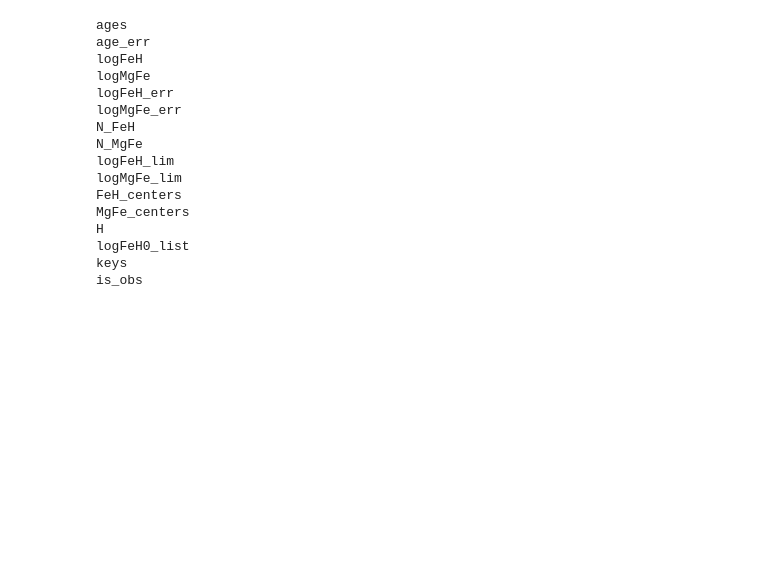
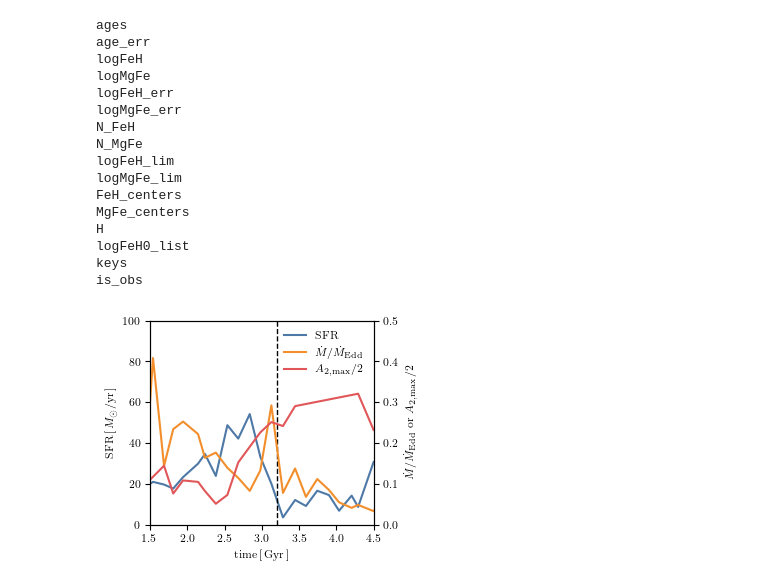
Before and after one commit to gusbeane/Mgdec, a Jupyter notebook: plots/fig1/fig1.ipynb, the cells around one changed output. Saved outputs shown, nothing was run; the diff lists cells and outputs as text; code cells hidden in the pictures; blank space fills up the shorter version.

```diff
--- a/plots/fig1/fig1.ipynb
+++ b/plots/fig1/fig1.ipynb
@@ -688,7 +688,7 @@ def plot_SFH_panel(fig, ax, subID, snapnum, Nbins=128):
     ax.set(ylim=(0, 70))
     # ax.set_yscale('log')
 
-    ax.axvline(meta['time'][99] - 10.75, c='k', ls='dashed', lw=1)
+    ax.axvline(meta['time'][99] - 10.6, c='k', ls='dashed', lw=1)
 
     # ax.set(xlabel=r'$\textrm{time}\,[\,\textrm{Gyr}\,]$')
     ax.set(ylabel=r'$\textrm{SFR}\,[\,M_{\odot}/\textrm{yr}\,]$')
@@ -710,7 +710,7 @@ def plot_AGN_panel(fig, ax, subID, snapnum):
     # ax.set(ylim=(0.03, 50))
     # ax.set_yscale('log')
 
-    ax.axvline(meta['time'][99] - 10.75, c='k', ls='dashed', lw=1)
+    ax.axvline(meta['time'][99] - 10.6, c='k', ls='dashed', lw=1)
 
     # ax.set(xlabel=r'$\textrm{time}\,[\,\textrm{Gyr}\,]$')
     # ax.set(ylabel=r'$\textrm{SFR}\,[\,M_{\odot}/\textrm{yr}\,]$')
@@ -733,8 +733,8 @@ def plot_M200_panel(fig, ax, subID, snapnum):
     # ax.set(ylim=(0.03, 50))
     # ax.set_yscale('log')
 
-    ax.axvline(meta['time'][99] - 10.75, c='k', ls='dashed', lw=1)
-    print(meta['time'][99] - 10.75)
+    ax.axvline(meta['time'][99] - 10.6, c='k', ls='dashed', lw=1)
+    print(meta['time'][99] - 10.6)
 
     ax.set(xlabel=r'$\textrm{time}\,[\,\textrm{Gyr}\,]$')
     # ax.set(ylabel=r'$\textrm{SFR}\,[\,M_{\odot}/\textrm{yr}\,]$')
@@ -830,0 +947,4 @@ is_obs
+# %%
+make_SFH_AGN_M200_plot(subID, snapnum)
+# %% [output]
+[figure, added]
```
Also changed, not shown: parts of 6 cells of this notebook, 3 other files.
